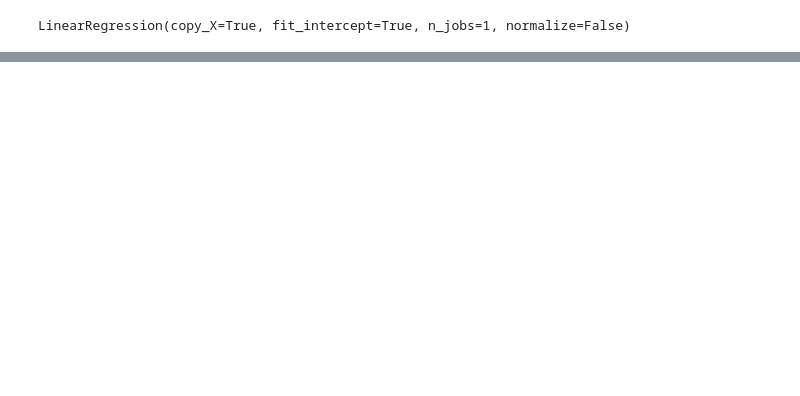
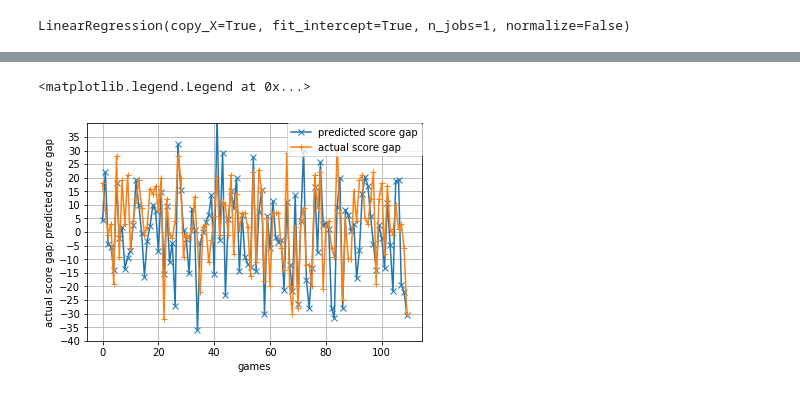
Before and after one commit to adabydee/unreal-madrid-project-1, a Jupyter notebook: linear_reg.ipynb, the cells around one changed output, grey strips where cells are left out. Drawn from its saved outputs; the diff is of its cells as text; code cells hidden in the pictures; blank space fills up the shorter version.

```diff
--- a/linear_reg.ipynb
+++ b/linear_reg.ipynb
@@ -78,0 +79,19 @@ print(error)
+# %%
+# Visulization of prediction
+import matplotlib.pyplot as plt
+pred_list = list(pred)
+y_out_list = list(y_out)
+fig, ax = plt.subplots()
+plt.xlabel('games')
+plt.ylabel('actual score gap; predicted score gap')
+yticks = range(-40,40,5)
+ax.set_yticks(yticks)
+ax.set_ylim([-40,40])
+x = list(range(len(out_of_sample)))
+plt.plot(x,pred_list,"x-",label="predicted score gap")
+plt.plot(x,y_out_list,"+-",label="actual score gap")
+plt.grid(True)
+plt.legend(bbox_to_anchor=(1.0, 1), loc=1, borderaxespad=0.)
+# %% [output]
+<matplotlib.legend.Legend at 0x...>
+[figure, added]
```
Also changed, not shown: parts of 3 cells of this notebook, 2 other files.
